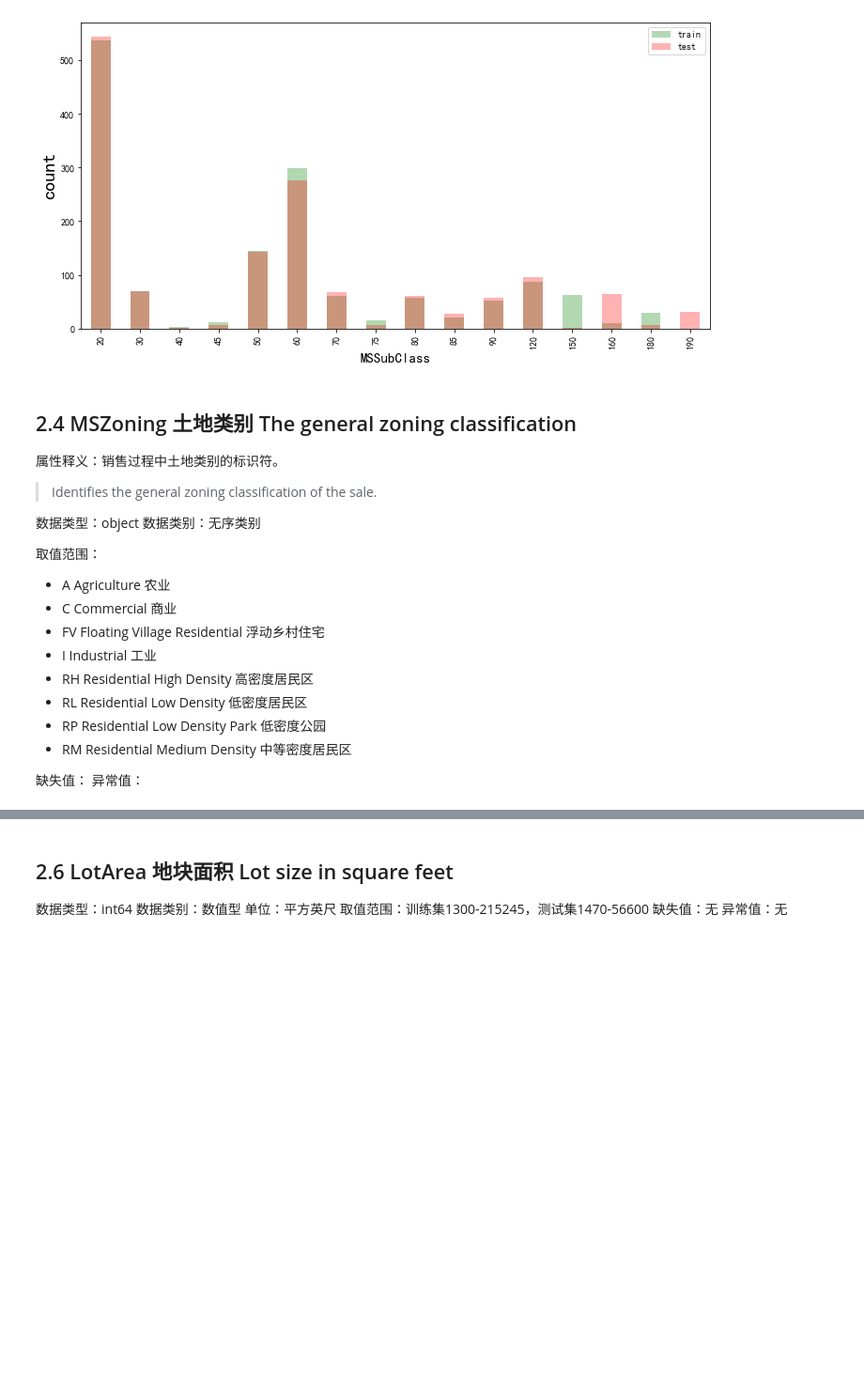
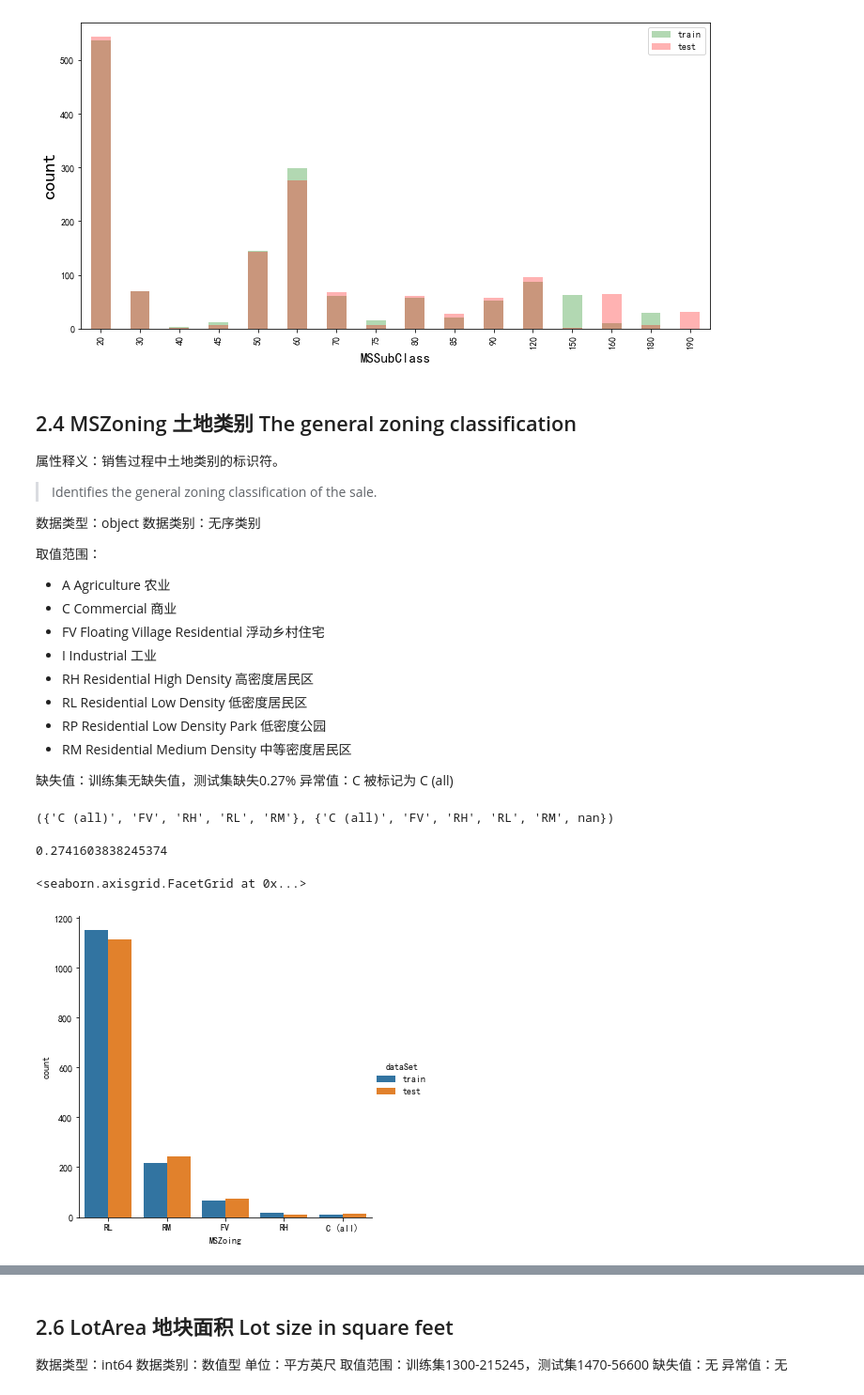
Before and after one commit to malng/DataModelingPortfolio, a Jupyter notebook: House-Prices_Advanced-Regression-Techniques/House-Prices_EDA.ipynb, the cells around one changed output, grey strips where cells are left out. Shown: that part at 94% size. Drawn from its saved outputs; the diff is of its cells as text; code cells hidden in the pictures; blank space fills up the shorter version.

Commit message:
[Add]MSZoning、LotFrontage单变量分析

```diff
--- a/House-Prices_Advanced-Regression-Techniques/House-Prices_EDA.ipynb
+++ b/House-Prices_Advanced-Regression-Techniques/House-Prices_EDA.ipynb
@@ -247,8 +247,26 @@ plt.show()
 + RP	Residential Low Density Park 低密度公园
 + RM	Residential Medium Density 中等密度居民区
 
-缺失值：
-异常值：
+缺失值：训练集无缺失值，测试集缺失0.27%
+异常值：C 被标记为 C (all)
+# %%
+set(train.MSZoning), set(test.MSZoning)
+# %% [output]
+({'C (all)', 'FV', 'RH', 'RL', 'RM'}, {'C (all)', 'FV', 'RH', 'RL', 'RM', nan})
+# %%
+test['MSZoning'].isnull().sum() / test['MSZoning'].shape[0] * 100
+# %% [output]
+0.2741603838245374
+# %%
+train_df, test_df = (ds['MSZoning'].value_counts().copy().reset_index()
+                     for ds in [train, test])
+train_df['dataSet'] = 'train'; test_df['dataSet'] = 'test'
+df = pd.concat([train_df, test_df])
+df.columns = ['MSZoing', 'count', 'dataSet']
+sns.catplot(data=df, kind='bar', x='MSZoing', y='count', hue='dataSet')
+# %% [output]
+<seaborn.axisgrid.FacetGrid at 0x...>
+[figure, added]
 # %% [markdown]
 ## 2.5 LotFrontage 房屋与街道的直线距离 Linear feet of street connected to property
 数据类型：float64
```
Also changed, not shown: parts of 9 cells of this notebook.
